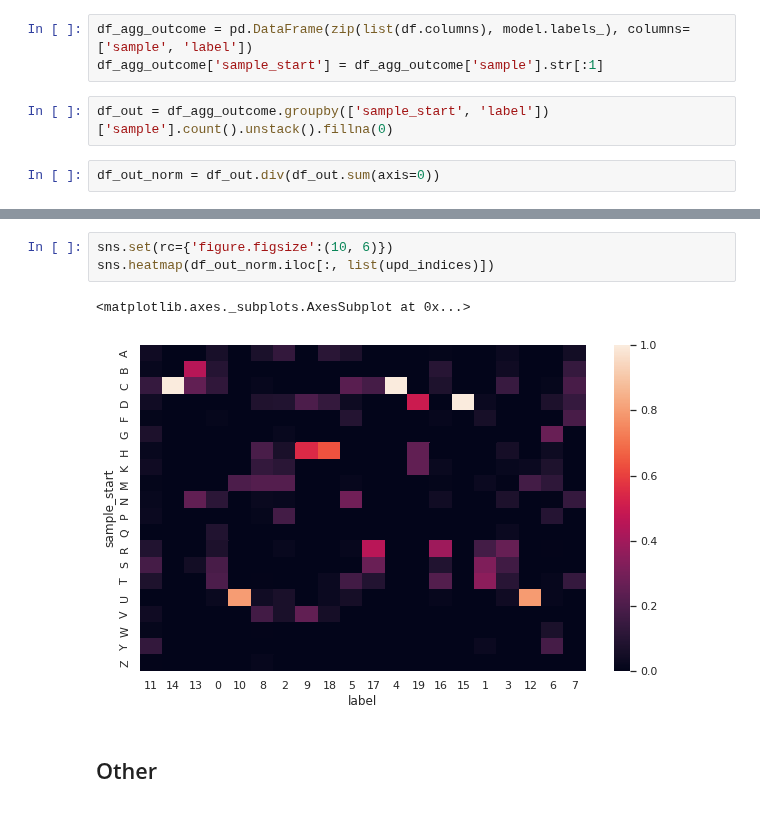
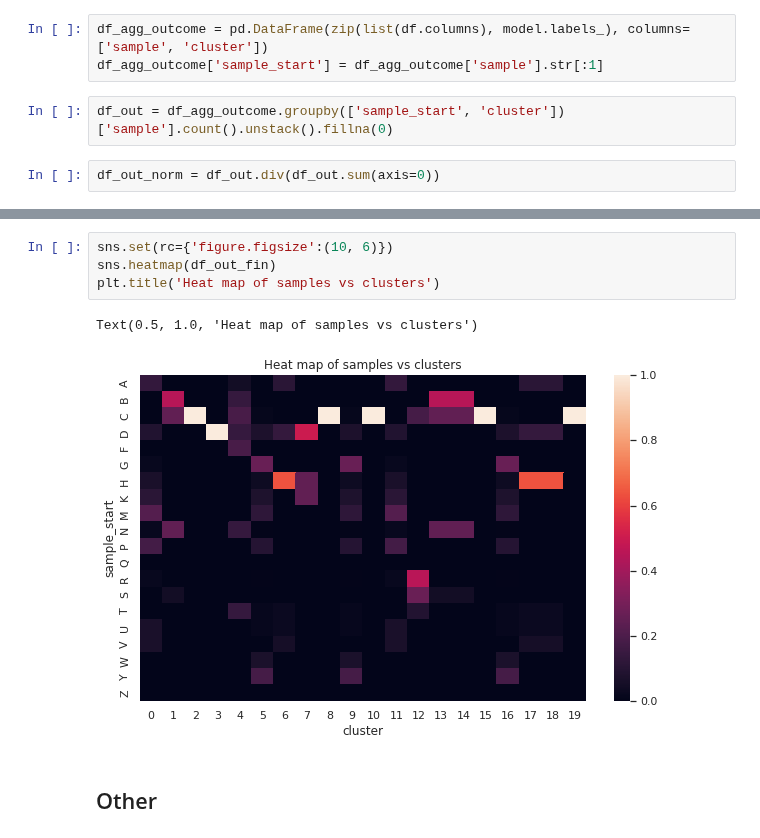
Before and after one commit to souravsingh/BiocSwirl, a Jupyter notebook: notebook/bioc_from_python.ipynb, the cells around one changed output, grey strips where cells are left out. Cells and saved outputs as stored; diff of their text form.

```diff
--- a/notebook/bioc_from_python.ipynb
+++ b/notebook/bioc_from_python.ipynb
@@ -256,10 +256,10 @@ model.fit(data)
 # %% [output]
 AgglomerativeClustering(n_clusters=20)
 # %%
-df_agg_outcome = pd.DataFrame(zip(list(df.columns), model.labels_), columns=['sample', 'label'])
+df_agg_outcome = pd.DataFrame(zip(list(df.columns), model.labels_), columns=['sample', 'cluster'])
 df_agg_outcome['sample_start'] = df_agg_outcome['sample'].str[:1]
 # %%
-df_out = df_agg_outcome.groupby(['sample_start', 'label'])['sample'].count().unstack().fillna(0)
+df_out = df_agg_outcome.groupby(['sample_start', 'cluster'])['sample'].count().unstack().fillna(0)
 # %%
 df_out_norm = df_out.div(df_out.sum(axis=0))
 # %%
@@ -339,9 +293,10 @@ df_out_norm.iloc[:, list(upd_indices)]
 # %%
 sns.set(rc={'figure.figsize':(10, 6)})
-sns.heatmap(df_out_norm.iloc[:, list(upd_indices)])
+sns.heatmap(df_out_fin)
+plt.title('Heat map of samples vs clusters')
 # %% [output]
-<matplotlib.axes._subplots.AxesSubplot at 0x...>
+Text(0.5, 1.0, 'Heat map of samples vs clusters')
-[figure, old version]
+[figure, new version]
 # %% [markdown]
 ## Other
 # %%
```
Also changed, not shown: parts of 5 cells of this notebook.
